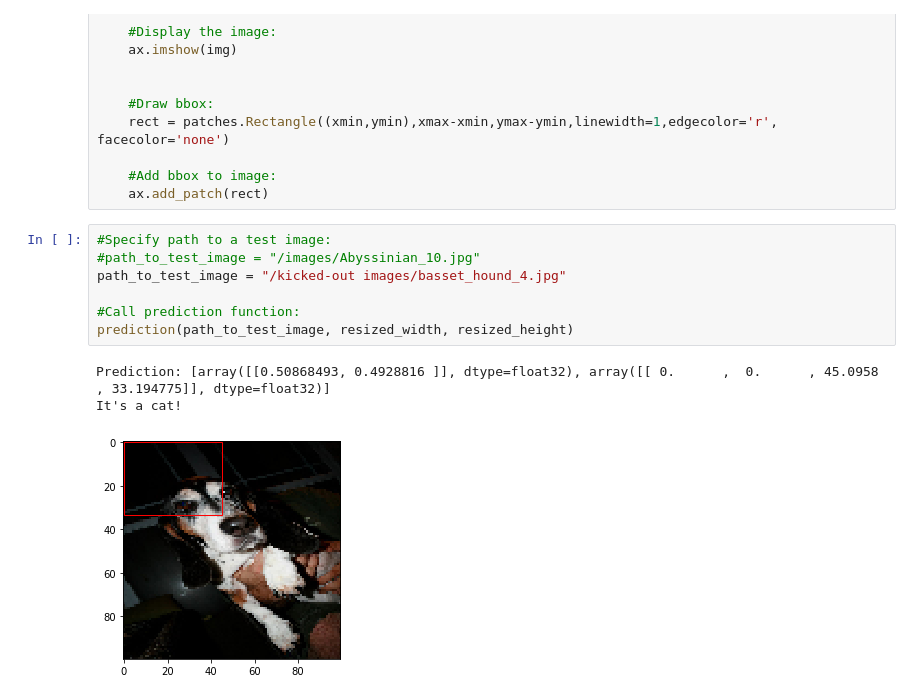
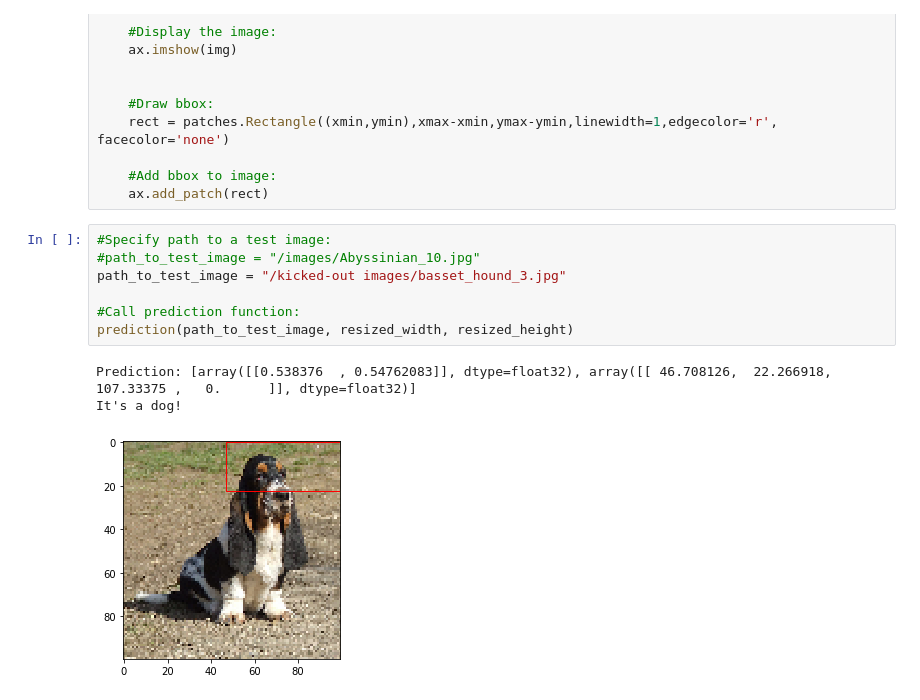
Before and after one commit to MJimitater/Object-Detection, a Jupyter notebook: Dogs_vs_Cats_Localization_functional.ipynb, the cells around one changed output. Saved outputs shown, nothing was run; the diff lists cells and outputs as text.

```diff
--- a/Dogs_vs_Cats_Localization_functional.ipynb
+++ b/Dogs_vs_Cats_Localization_functional.ipynb
@@ -575,11 +575,11 @@ def prediction(path_to_test_image, resized_width, resized_height):
 # %%
 #Specify path to a test image:
 #path_to_test_image = "/images/Abyssinian_10.jpg"
-path_to_test_image = "/kicked-out images/basset_hound_4.jpg"
+path_to_test_image = "/kicked-out images/basset_hound_3.jpg"
 
 #Call prediction function:
 prediction(path_to_test_image, resized_width, resized_height)
 # %% [output]
-Prediction: [array([[0.50868493, 0.4928816 ]], dtype=float32), array([[ 0.      ,  0.      , 45.0958  , 33.194775]], dtype=float32)]
-It's a cat!
+Prediction: [array([[0.538376  , 0.54762083]], dtype=float32), array([[ 46.708126,  22.266918, 107.33375 ,   0.      ]], dtype=float32)]
+It's a dog!
-[figure, old version]
+[figure, new version]
```
Also changed, not shown: parts of 5 cells of this notebook.
